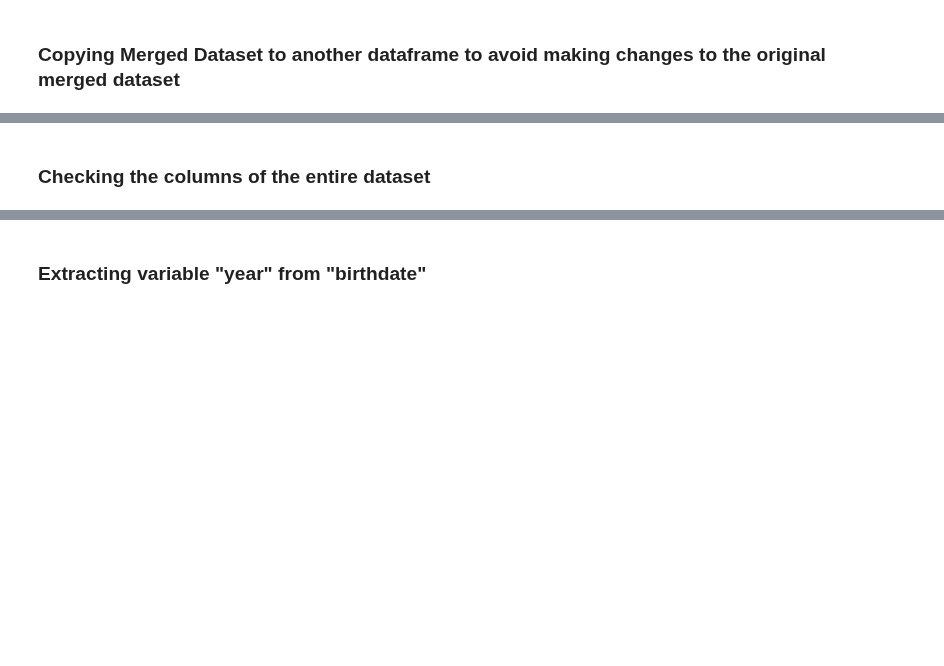
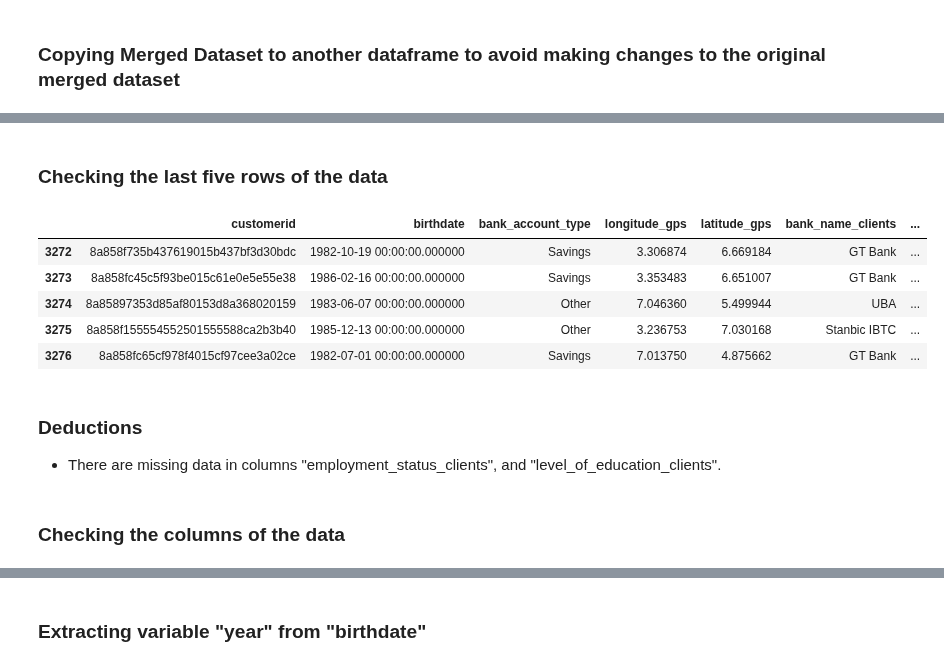
Before and after one commit to VICTORIA-OKESIPE/Personal-Projects, a Jupyter notebook: Nigeria_Loan_Default_Pred/loan_default_prediction.ipynb, the cells around one changed output, grey strips where cells are left out. Saved outputs shown, nothing was run; the diff lists cells and outputs as text; code cells hidden in the pictures; blank space fills up the shorter version.

```diff
--- a/Nigeria_Loan_Default_Pred/loan_default_prediction.ipynb
+++ b/Nigeria_Loan_Default_Pred/loan_default_prediction.ipynb
@@ -312,5 +358,20 @@ merged_data = dfnew.copy()
+# %% [markdown]
+### **Checking the last five rows of the data**
+# %%
+merged_data.tail()
+# %% [output]
+|  | customerid | birthdate | bank_account_type | longitude_gps | latitude_gps | bank_name_clients | ... |
+| 3272 | 8a858f735b437619015b437bf3d30bdc | 1982-10-19 00:00:00.000000 | Savings | 3.306874 | 6.669184 | GT Bank | ... |
+| 3273 | 8a858fc45c5f93be015c61e0e5e55e38 | 1986-02-16 00:00:00.000000 | Savings | 3.353483 | 6.651007 | GT Bank | ... |
+| 3274 | 8a85897353d85af80153d8a368020159 | 1983-06-07 00:00:00.000000 | Other | 7.046360 | 5.499944 | UBA | ... |
+| 3275 | 8a858f155554552501555588ca2b3b40 | 1985-12-13 00:00:00.000000 | Other | 3.236753 | 7.030168 | Stanbic IBTC | ... |
+| 3276 | 8a858fc65cf978f4015cf97cee3a02ce | 1982-07-01 00:00:00.000000 | Savings | 7.013750 | 4.875662 | GT Bank | ... |
+# %% [markdown]
+### **Deductions**
+
+- There are missing data in columns "employment_status_clients", and "level_of_education_clients".
 # %% [markdown]
-### **Checking the columns of the entire dataset**
+### **Checking the columns of the data**
 # %%
 merged_data.columns
 # %% [output]
```
Also changed, not shown: parts of 57 cells of this notebook.
